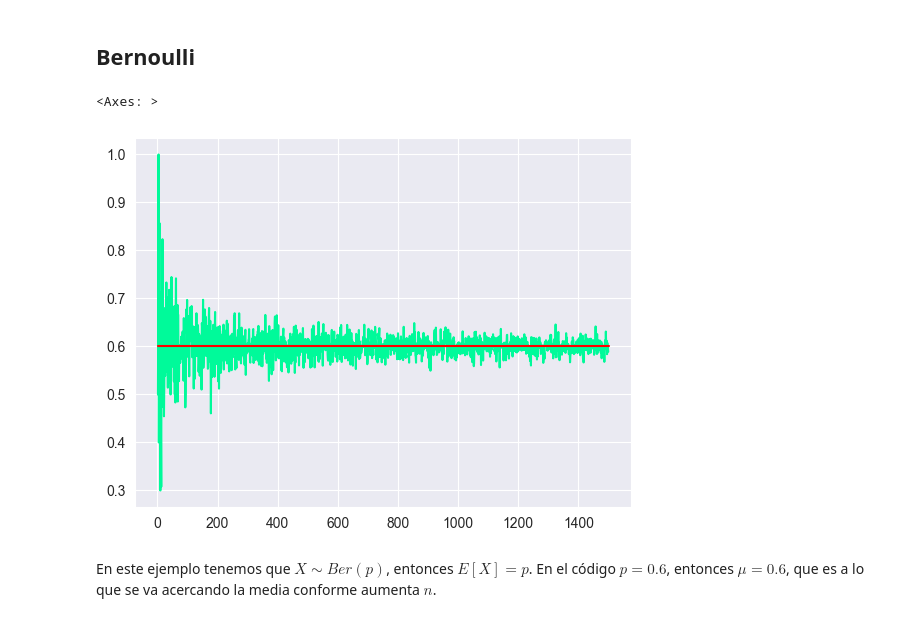
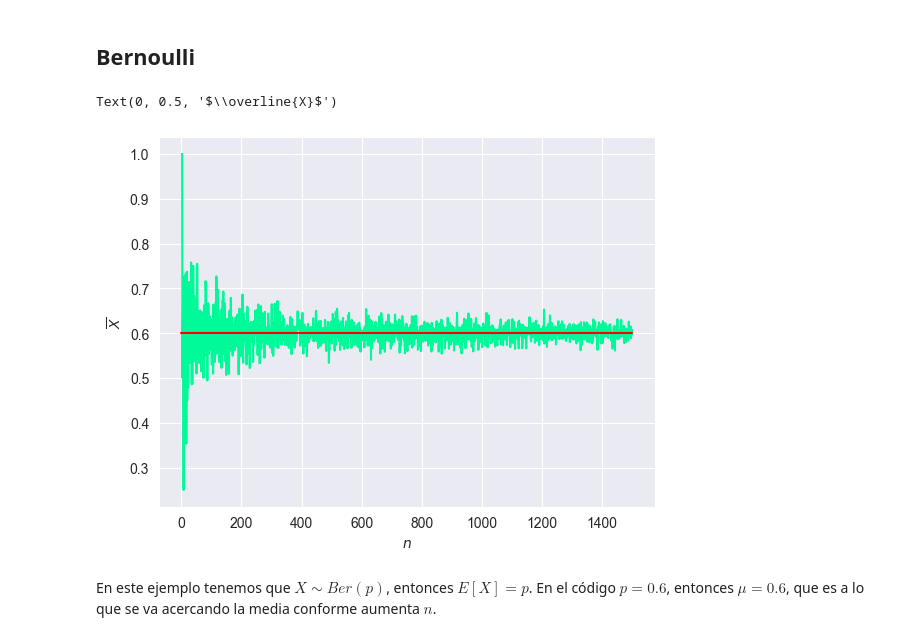
Before and after one commit to 420002464/Portafolio, a Jupyter notebook: LFGN.ipynb, the cells around one changed output. Cells and saved outputs as stored; diff of their text form; code cells hidden in the pictures.

```diff
--- a/LFGN.ipynb
+++ b/LFGN.ipynb
@@ -44,14 +48,16 @@ En este caso caso tenemos que si $X\sim\Gamma(\alpha,\lambda)$, tenemos que $E[X
 # %%
 def ber(p, n):
     return np.random.choice(a=[0,1],p=[1-p,p],size=n)
 p=0.6
 Y = [np.mean(ber(p, i)) for i in range(2,1500)]
 X = [i for i in range(2,1500)]
 sns.set_style("darkgrid")
 sns.lineplot(x=X,y=Y,color='mediumspringgreen')
 sns.lineplot(x=[1,1500], y=p, color='red')
+plt.xlabel('$n$')
+plt.ylabel(r'$\overline{X}$')
 # %% [output]
-<Axes: >
+Text(0, 0.5, '$\\overline{X}$')
-[figure, old version]
+[figure, new version]
 # %% [markdown]
 En este ejemplo tenemos que $X\sim Ber(p)$, entonces $E[X]=p$. En el código $p=0.6$, entonces $\mu=0.6$, que es a lo que se va acercando la media conforme aumenta $n$.
```
Also changed, not shown: parts of 5 cells of this notebook.
